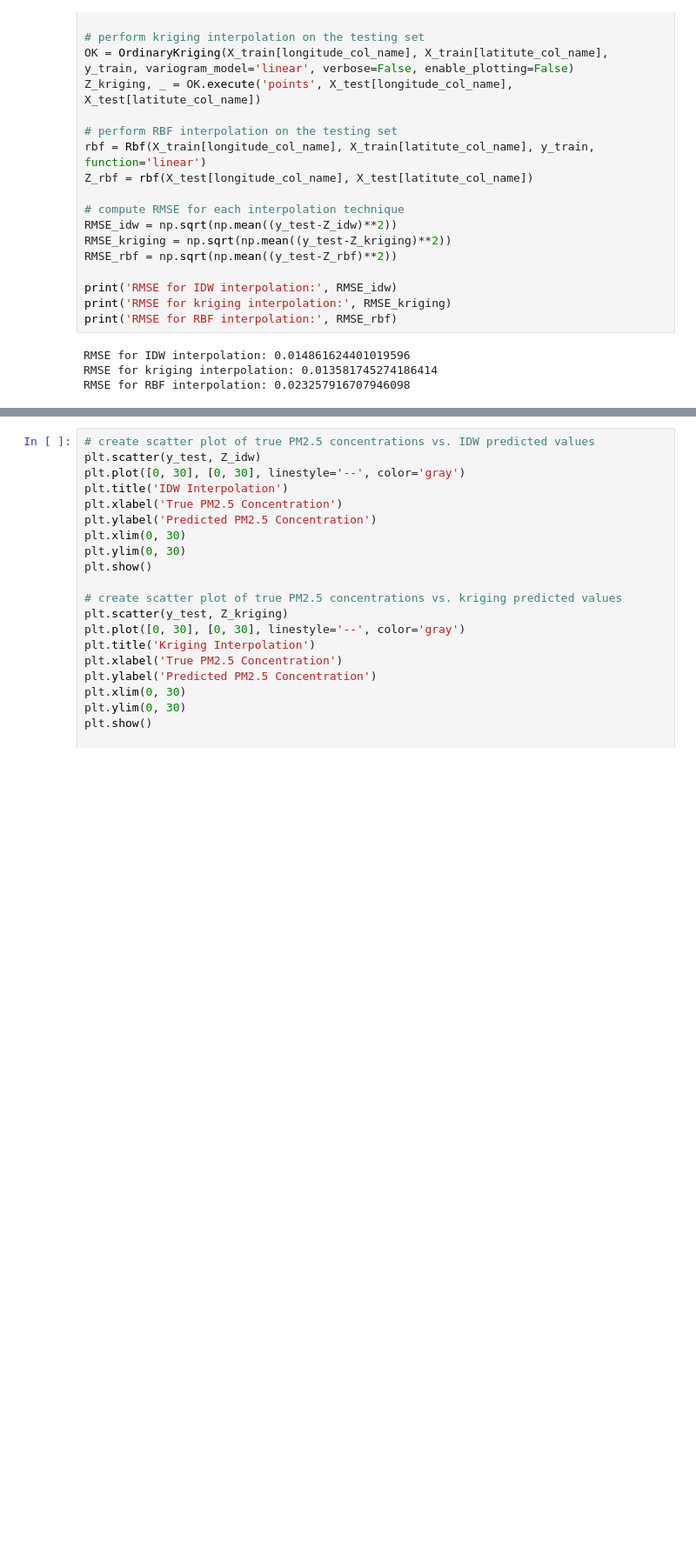
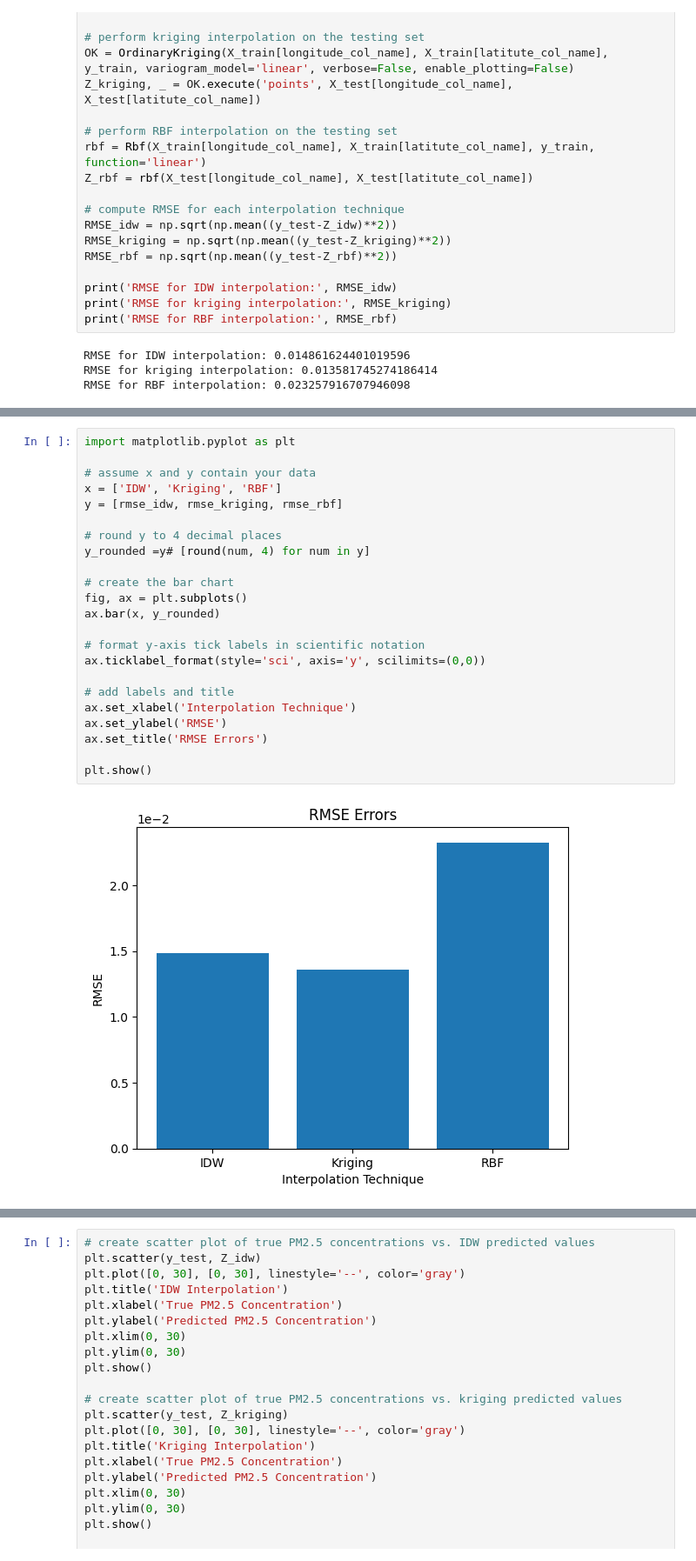
Before and after one commit to praseedm/PGMP, a Jupyter notebook: Interpolation_final2.ipynb, the cells around one changed output, grey strips where cells are left out. Shown: that part at 87% size. Saved outputs shown, nothing was run; the diff lists cells and outputs as text; blank space fills up the shorter version.

```diff
--- a/Interpolation_final2.ipynb
+++ b/Interpolation_final2.ipynb
@@ -539,3 +540,28 @@ plt.ylim(0, 5)
 plt.show()
 # %% [output]
 [figure]
+# %%
+import matplotlib.pyplot as plt
+
+# assume x and y contain your data
+x = ['IDW', 'Kriging', 'RBF']
+y = [rmse_idw, rmse_kriging, rmse_rbf]
+
+# round y to 4 decimal places
+y_rounded =y# [round(num, 4) for num in y]
+
+# create the bar chart
+fig, ax = plt.subplots()
+ax.bar(x, y_rounded)
+
+# format y-axis tick labels in scientific notation
+ax.ticklabel_format(style='sci', axis='y', scilimits=(0,0))
+
+# add labels and title
+ax.set_xlabel('Interpolation Technique')
+ax.set_ylabel('RMSE')
+ax.set_title('RMSE Errors')
+
+plt.show()
+# %% [output]
+[figure, added]
```
Also changed, not shown: parts of 2 cells of this notebook.
